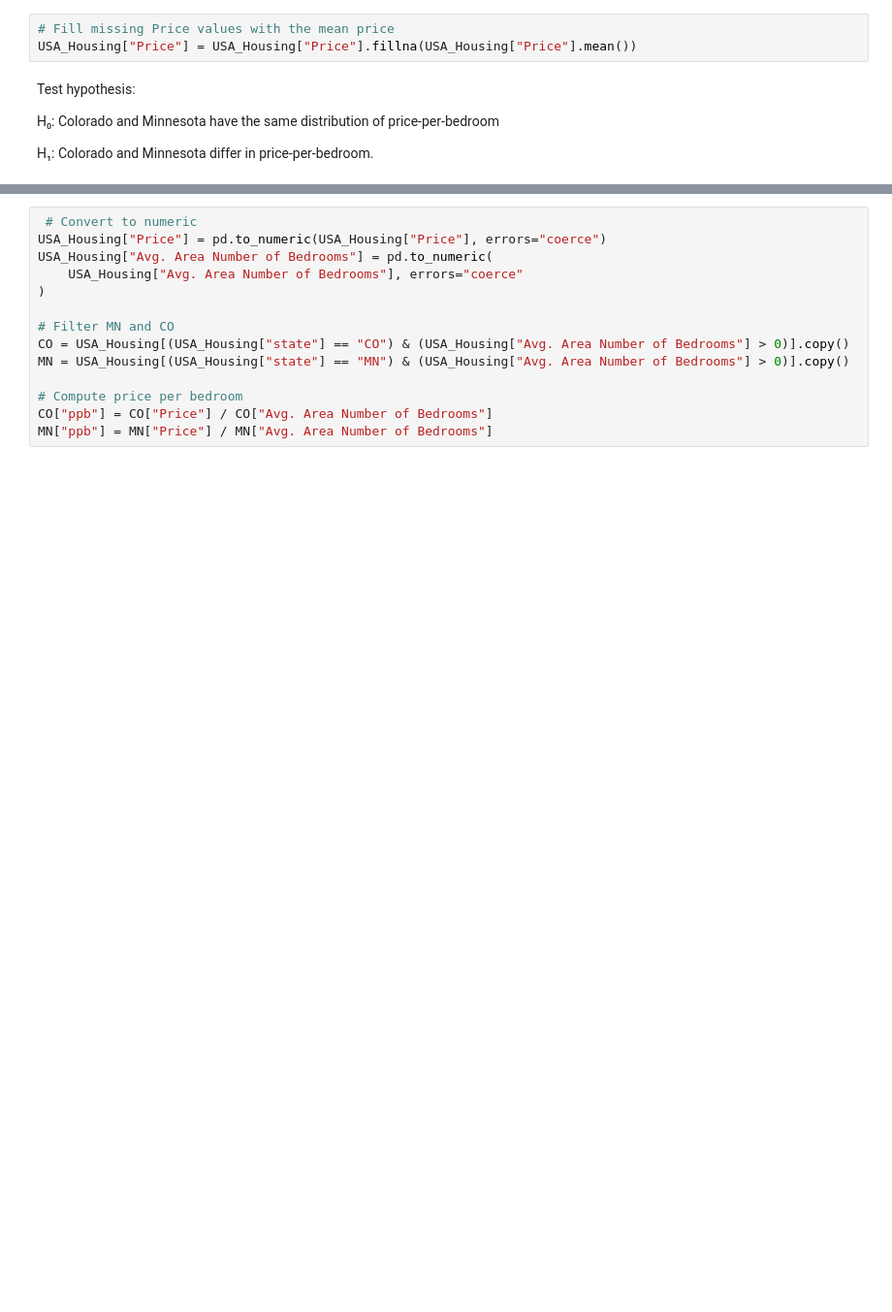
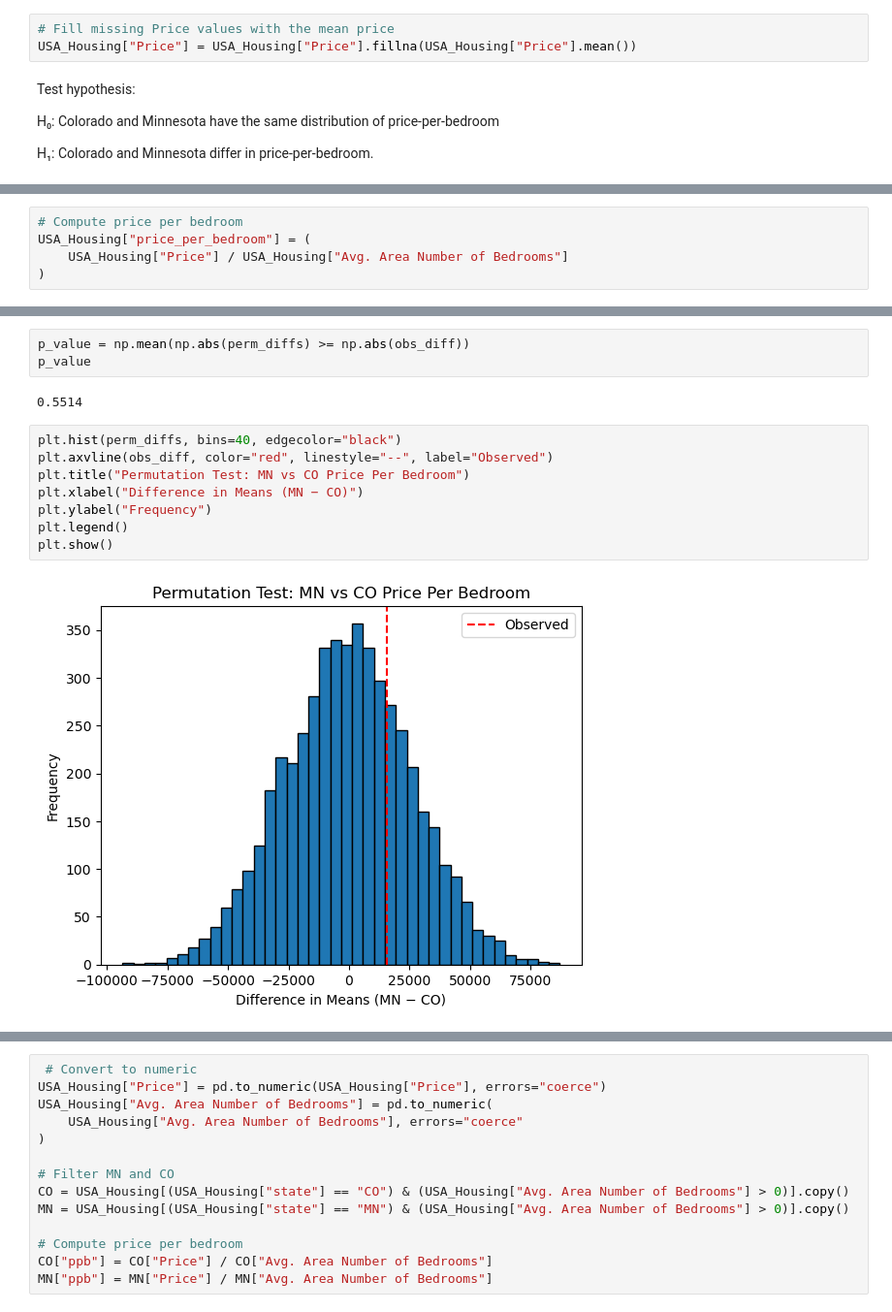
Before and after one commit to dagvie/SEIS-631-Final-project-, a Jupyter notebook: SEIS Final Project.ipynb, the cells around one changed output, grey strips where cells are left out. Shown: that part at 97% size. Cells and saved outputs as stored; diff of their text form; blank space fills up the shorter version.

```diff
--- a/SEIS Final Project.ipynb
+++ b/SEIS Final Project.ipynb
@@ -179,0 +99,5 @@ plt.show()
+# %%
+# Compute price per bedroom
+USA_Housing["price_per_bedroom"] = (
+    USA_Housing["Price"] / USA_Housing["Avg. Area Number of Bedrooms"]
+)
@@ -180,3 +127,18 @@ plt.show()
+# %%
+p_value = np.mean(np.abs(perm_diffs) >= np.abs(obs_diff))
+p_value
+# %% [output]
+0.5514
+# %%
+plt.hist(perm_diffs, bins=40, edgecolor="black")
+plt.axvline(obs_diff, color="red", linestyle="--", label="Observed")
+plt.title("Permutation Test: MN vs CO Price Per Bedroom")
+plt.xlabel("Difference in Means (MN − CO)")
+plt.ylabel("Frequency")
+plt.legend()
+plt.show()
+# %% [output]
+[figure, added]
 # %% [markdown]
 ## conlusion
 The permutation test compares the observed difference in average price per bedroom between Colorado and Minnesota to what we would expect if there were no real difference between states.
```
Also changed, not shown: parts of 22 cells of this notebook.
